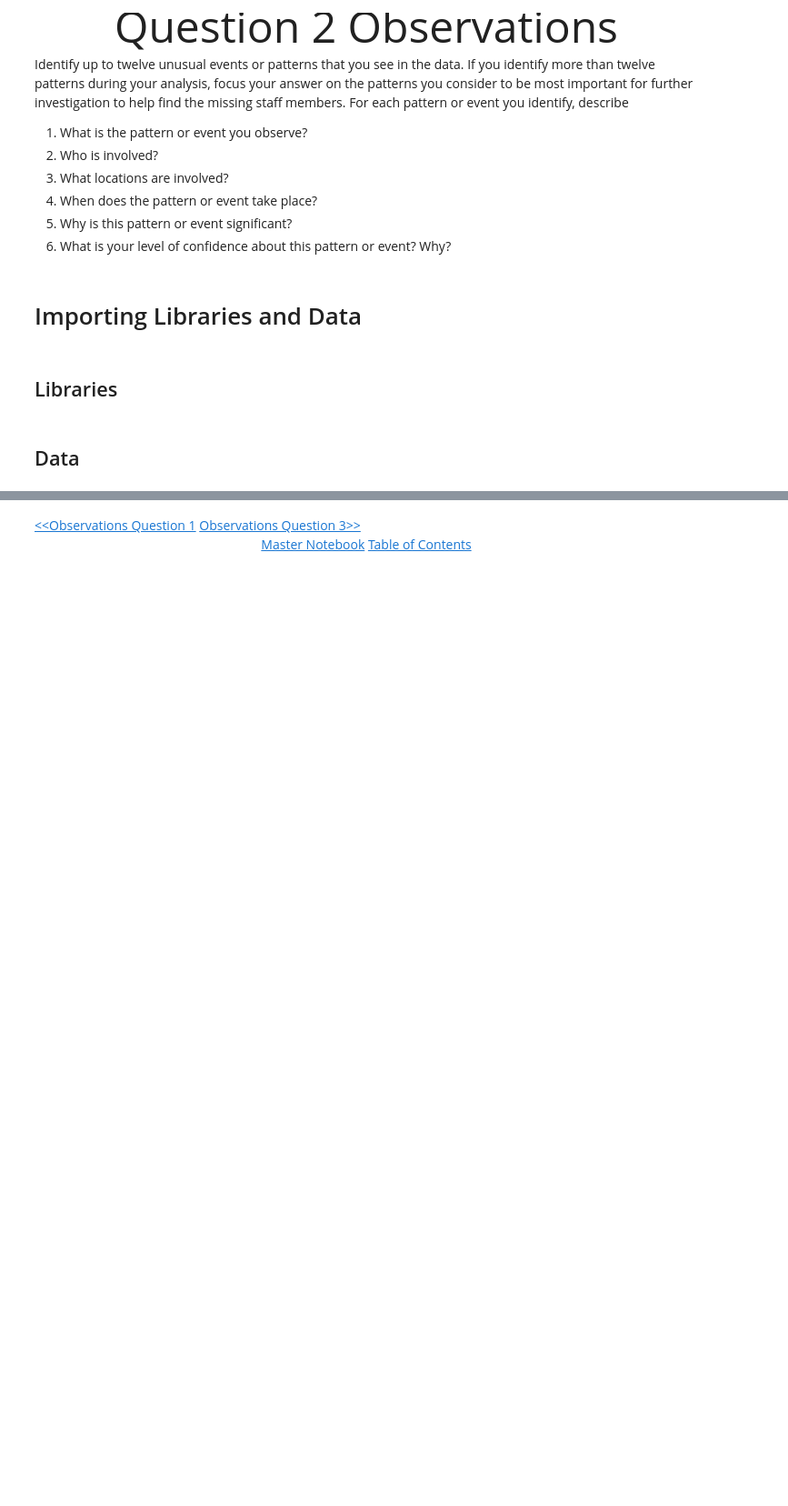
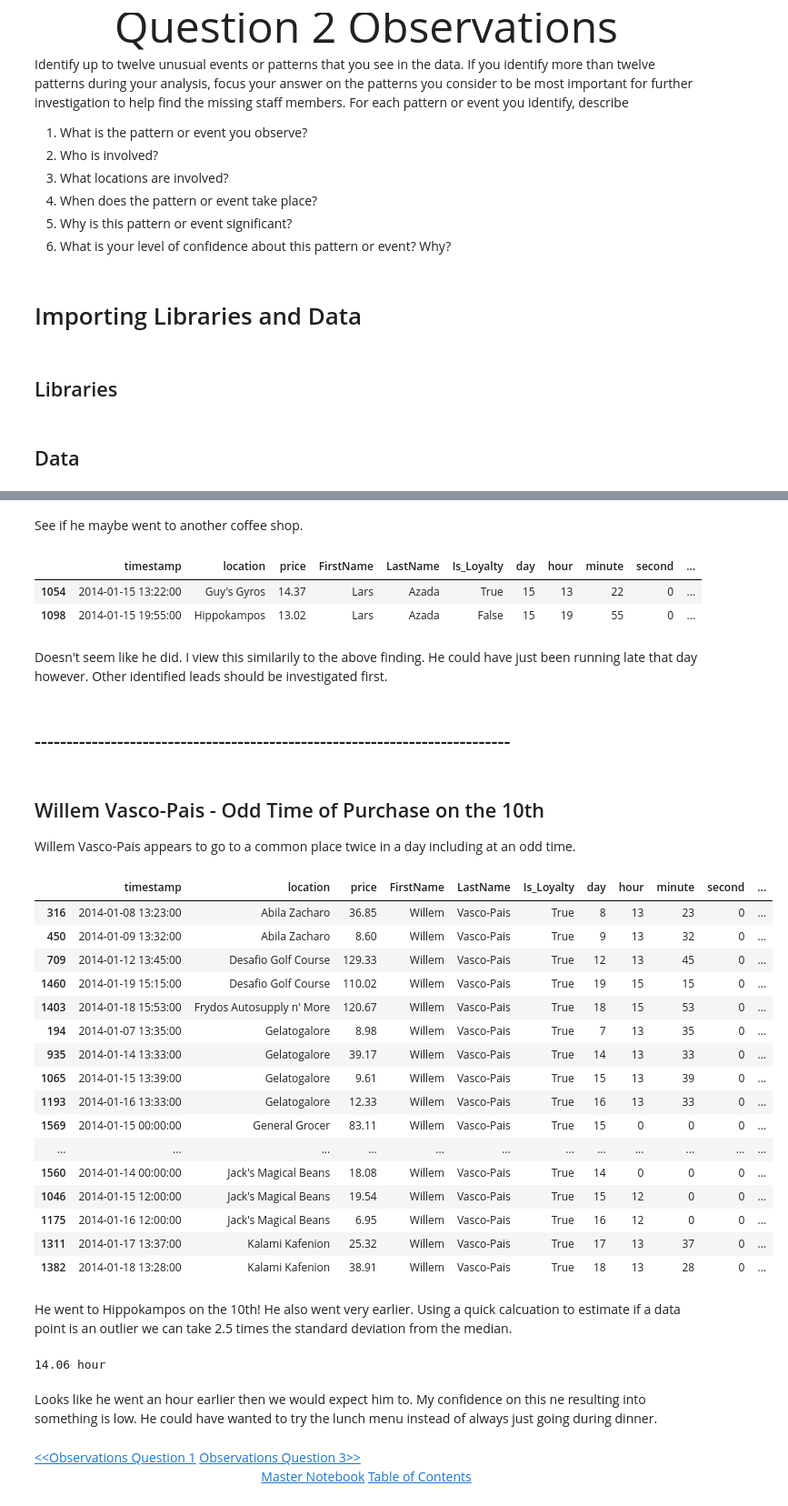
Before and after one commit to cvorsanger/COMP4448Final, a Jupyter notebook: notebooks/ObservationsQ2.ipynb, the cells around one changed output, grey strips where cells are left out. Shown at 91% size. Drawn from its saved outputs; the diff is of its cells as text; code cells hidden in the pictures; blank space fills up the shorter version.

```diff
--- a/notebooks/ObservationsQ2.ipynb
+++ b/notebooks/ObservationsQ2.ipynb
@@ -49,3 +379,50 @@ buys = pd.read_csv('../CheckPoints/Buys_Clean.csv', parse_dates=['timestamp'], i
+# %% [markdown]
+See if he maybe went to another coffee shop.
+# %%
+buys[(buys.FirstName == 'Lars') & (buys.day == 15)]
+# %% [output]
+|  | timestamp | location | price | FirstName | LastName | Is_Loyalty | day | hour | minute | second | ... |
+| 1054 | 2014-01-15 13:22:00 | Guy's Gyros | 14.37 | Lars | Azada | True | 15 | 13 | 22 | 0 | ... |
+| 1098 | 2014-01-15 19:55:00 | Hippokampos | 13.02 | Lars | Azada | False | 15 | 19 | 55 | 0 | ... |
+# %% [markdown]
+Doesn't seem like he did. I view this similarily to the above finding. He could have just been running late that day however. Other identified leads should be investigated first.
+# %% [markdown]
+## ---------------------------------------------------------------------------
+# %% [markdown]
+## Willem Vasco-Pais - Odd Time of Purchase on the 10th
+
+Willem Vasco-Pais appears to go to a common place twice in a day including at an odd time.
+# %%
+buys[(buys.LastName =='Vasco-Pais')].sort_values(['location', 'day'])
+# %% [output]
+|  | timestamp | location | price | FirstName | LastName | Is_Loyalty | day | hour | minute | second | ... |
+| 316 | 2014-01-08 13:23:00 | Abila Zacharo | 36.85 | Willem | Vasco-Pais | True | 8 | 13 | 23 | 0 | ... |
+| 450 | 2014-01-09 13:32:00 | Abila Zacharo | 8.60 | Willem | Vasco-Pais | True | 9 | 13 | 32 | 0 | ... |
+| 709 | 2014-01-12 13:45:00 | Desafio Golf Course | 129.33 | Willem | Vasco-Pais | True | 12 | 13 | 45 | 0 | ... |
+| 1460 | 2014-01-19 15:15:00 | Desafio Golf Course | 110.02 | Willem | Vasco-Pais | True | 19 | 15 | 15 | 0 | ... |
+| 1403 | 2014-01-18 15:53:00 | Frydos Autosupply n' More | 120.67 | Willem | Vasco-Pais | True | 18 | 15 | 53 | 0 | ... |
+| 194 | 2014-01-07 13:35:00 | Gelatogalore | 8.98 | Willem | Vasco-Pais | True | 7 | 13 | 35 | 0 | ... |
+| 935 | 2014-01-14 13:33:00 | Gelatogalore | 39.17 | Willem | Vasco-Pais | True | 14 | 13 | 33 | 0 | ... |
+| 1065 | 2014-01-15 13:39:00 | Gelatogalore | 9.61 | Willem | Vasco-Pais | True | 15 | 13 | 39 | 0 | ... |
+| 1193 | 2014-01-16 13:33:00 | Gelatogalore | 12.33 | Willem | Vasco-Pais | True | 16 | 13 | 33 | 0 | ... |
+| 1569 | 2014-01-15 00:00:00 | General Grocer | 83.11 | Willem | Vasco-Pais | True | 15 | 0 | 0 | 0 | ... |
+| ... | ... | ... | ... | ... | ... | ... | ... | ... | ... | ... | ... |
+| 1560 | 2014-01-14 00:00:00 | Jack's Magical Beans | 18.08 | Willem | Vasco-Pais | True | 14 | 0 | 0 | 0 | ... |
+| 1046 | 2014-01-15 12:00:00 | Jack's Magical Beans | 19.54 | Willem | Vasco-Pais | True | 15 | 12 | 0 | 0 | ... |
+| 1175 | 2014-01-16 12:00:00 | Jack's Magical Beans | 6.95 | Willem | Vasco-Pais | True | 16 | 12 | 0 | 0 | ... |
+| 1311 | 2014-01-17 13:37:00 | Kalami Kafenion | 25.32 | Willem | Vasco-Pais | True | 17 | 13 | 37 | 0 | ... |
+| 1382 | 2014-01-18 13:28:00 | Kalami Kafenion | 38.91 | Willem | Vasco-Pais | True | 18 | 13 | 28 | 0 | ... |
+# %% [markdown]
+He went to Hippokampos on the 10th! He also went very earlier. Using a quick calcuation to estimate if a data point is an outlier we can take 2.5 times the standard deviation from the median.
+# %%
+dev = buys[(buys.LastName =='Vasco-Pais') & (buys.location == 'Hippokampos')]['hour'].std()
+med = buys[(buys.LastName =='Vasco-Pais') & (buys.location == 'Hippokampos')]['hour'].median()
+
+print(round(med - 2.5*dev, 2), "hour")
+# %% [output]
+14.06 hour
+# %% [markdown]
+Looks like he went an hour earlier then we would expect him to. My confidence on this ne resulting into something is low. He could have wanted to try the lunch menu instead of always just going during dinner.
 # %% [markdown]
 <div>
     <span  style="width:600px;display:inline-block;text-align:left">
```
Also changed, not shown: parts of 54 cells of this notebook, 1 other file.
